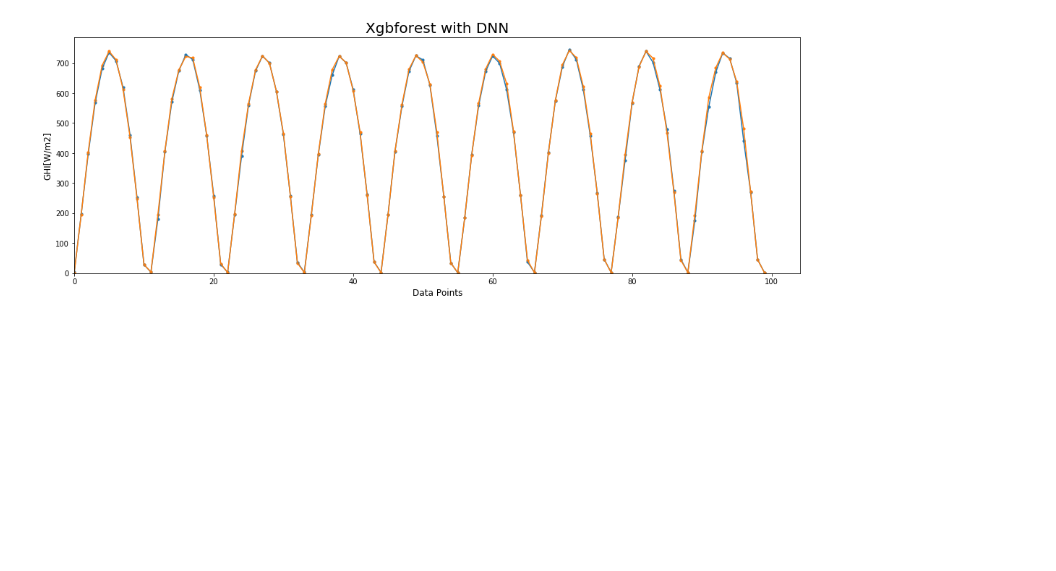
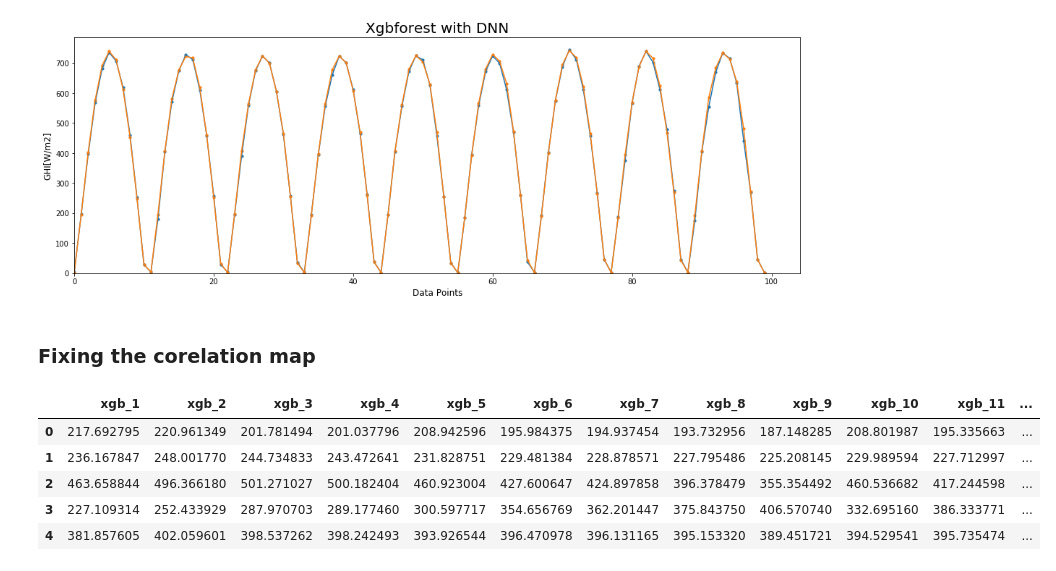
Before and after one commit to orionpax00/weather, a Jupyter notebook: src/final_results.ipynb, the cells around one changed output. Cells and saved outputs as stored; diff of their text form; code cells hidden in the pictures; blank space fills up the shorter version.

```diff
--- a/src/final_results.ipynb
+++ b/src/final_results.ipynb
@@ -1013,0 +1016,13 @@ The `ymin` argument was deprecated in Matplotlib 3.0 and will be removed in 3.2.
+# %% [markdown]
+### Fixing the corelation map
+# %%
+df_pred_fix = df_pred1
+# %%
+df_pred_fix.head()
+# %% [output]
+|  | xgb_1 | xgb_2 | xgb_3 | xgb_4 | xgb_5 | xgb_6 | xgb_7 | xgb_8 | xgb_9 | xgb_10 | xgb_11 | ... |
+| 0 | 217.692795 | 220.961349 | 201.781494 | 201.037796 | 208.942596 | 195.984375 | 194.937454 | 193.732956 | 187.148285 | 208.801987 | 195.335663 | ... |
+| 1 | 236.167847 | 248.001770 | 244.734833 | 243.472641 | 231.828751 | 229.481384 | 228.878571 | 227.795486 | 225.208145 | 229.989594 | 227.712997 | ... |
+| 2 | 463.658844 | 496.366180 | 501.271027 | 500.182404 | 460.923004 | 427.600647 | 424.897858 | 396.378479 | 355.354492 | 460.536682 | 417.244598 | ... |
+| 3 | 227.109314 | 252.433929 | 287.970703 | 289.177460 | 300.597717 | 354.656769 | 362.201447 | 375.843750 | 406.570740 | 332.695160 | 386.333771 | ... |
+| 4 | 381.857605 | 402.059601 | 398.537262 | 398.242493 | 393.926544 | 396.470978 | 396.131165 | 395.153320 | 389.451721 | 394.529541 | 395.735474 | ... |
```
Also changed, not shown: parts of 13 cells of this notebook, 1 other file.
